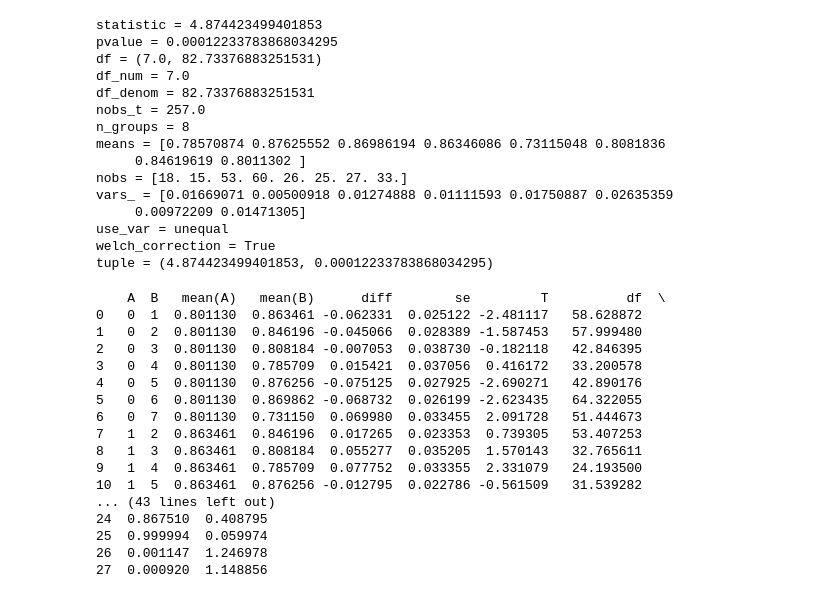
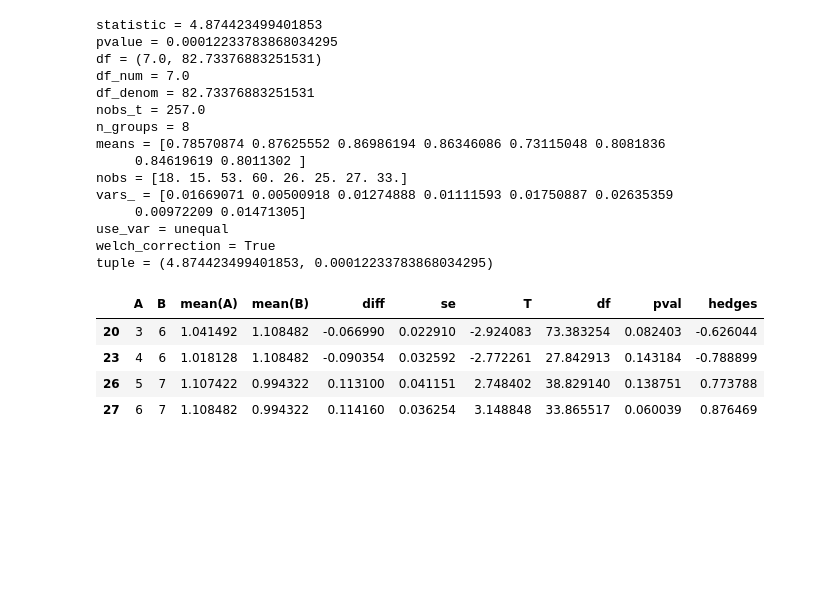
Before and after one commit to rickmart2/si-699-nba-shooting-modeling, a Jupyter notebook: clustering_analysis.ipynb, the cells around one changed output. Cells and saved outputs as stored; diff of their text form; code cells hidden in the pictures; blank space fills up the shorter version.

```diff
--- a/clustering_analysis.ipynb
+++ b/clustering_analysis.ipynb
@@ -160,3 +159,5 @@ plt.title('NBA Off-the-Dribble Points Per Shot by College Archetype')
 # %% [output]
 Text(0.5, 1.0, 'NBA Off-the-Dribble Points Per Shot by College Archetype')
 [figure]
+# %%
+full_df_nba['Archetype_cluster'] = full_df_nba['Archetype'] + ' (' + full_df_nba['Cluster'].astype(str) + ')'
@@ -184,38 +288,15 @@ vars_ = [0.01669071 0.00500918 0.01274888 0.01111593 0.01750887 0.02635359
 use_var = unequal
 welch_correction = True
 tuple = (4.874423499401853, 0.00012233783868034295)
-# %%
-# If not installed:
-# pip install pingouin
-
-import pingouin as pg
-
-# Drop missing values
-df_posthoc = full_df_nba[['Cluster', 'NBA_OTD_PPS']].dropna()
-
-# Run Games–Howell
-gh = pg.pairwise_gameshowell(
-    data=df_posthoc,
-    dv='NBA_OTD_PPS',
-    between='Cluster'
-)
-
-print(gh)
-# %% [output]
-    A  B   mean(A)   mean(B)      diff        se         T          df  \
-0   0  1  0.801130  0.863461 -0.062331  0.025122 -2.481117   58.628872
-1   0  2  0.801130  0.846196 -0.045066  0.028389 -1.587453   57.999480
-2   0  3  0.801130  0.808184 -0.007053  0.038730 -0.182118   42.846395
-3   0  4  0.801130  0.785709  0.015421  0.037056  0.416172   33.200578
-4   0  5  0.801130  0.876256 -0.075125  0.027925 -2.690271   42.890176
-5   0  6  0.801130  0.869862 -0.068732  0.026199 -2.623435   64.322055
-6   0  7  0.801130  0.731150  0.069980  0.033455  2.091728   51.444673
-7   1  2  0.863461  0.846196  0.017265  0.023353  0.739305   53.407253
-8   1  3  0.863461  0.808184  0.055277  0.035205  1.570143   32.765611
-9   1  4  0.863461  0.785709  0.077752  0.033355  2.331079   24.193500
-10  1  5  0.863461  0.876256 -0.012795  0.022786 -0.561509   31.539282
-... (43 lines left out)
-24  0.867510  0.408795
-25  0.999994  0.059974
-26  0.001147  1.246978
-27  0.000920  1.148856
+# %%
+OTD_gh_df = full_df_nba[['Cluster', 'NBA_CAS_PPS']].dropna()
+
+gh = pg.pairwise_gameshowell(data=OTD_gh_df, dv='NBA_CAS_PPS', between='Cluster')
+
+gh[gh["pval"] < 0.2]
+# %% [output]
+|  | A | B | mean(A) | mean(B) | diff | se | T | df | pval | hedges |
+| 20 | 3 | 6 | 1.041492 | 1.108482 | -0.066990 | 0.022910 | -2.924083 | 73.383254 | 0.082403 | -0.626044 |
+| 23 | 4 | 6 | 1.018128 | 1.108482 | -0.090354 | 0.032592 | -2.772261 | 27.842913 | 0.143184 | -0.788899 |
+| 26 | 5 | 7 | 1.107422 | 0.994322 | 0.113100 | 0.041151 | 2.748402 | 38.829140 | 0.138751 | 0.773788 |
+| 27 | 6 | 7 | 1.108482 | 0.994322 | 0.114160 | 0.036254 | 3.148848 | 33.865517 | 0.060039 | 0.876469 |
```
Also changed, not shown: parts of 13 cells of this notebook.
